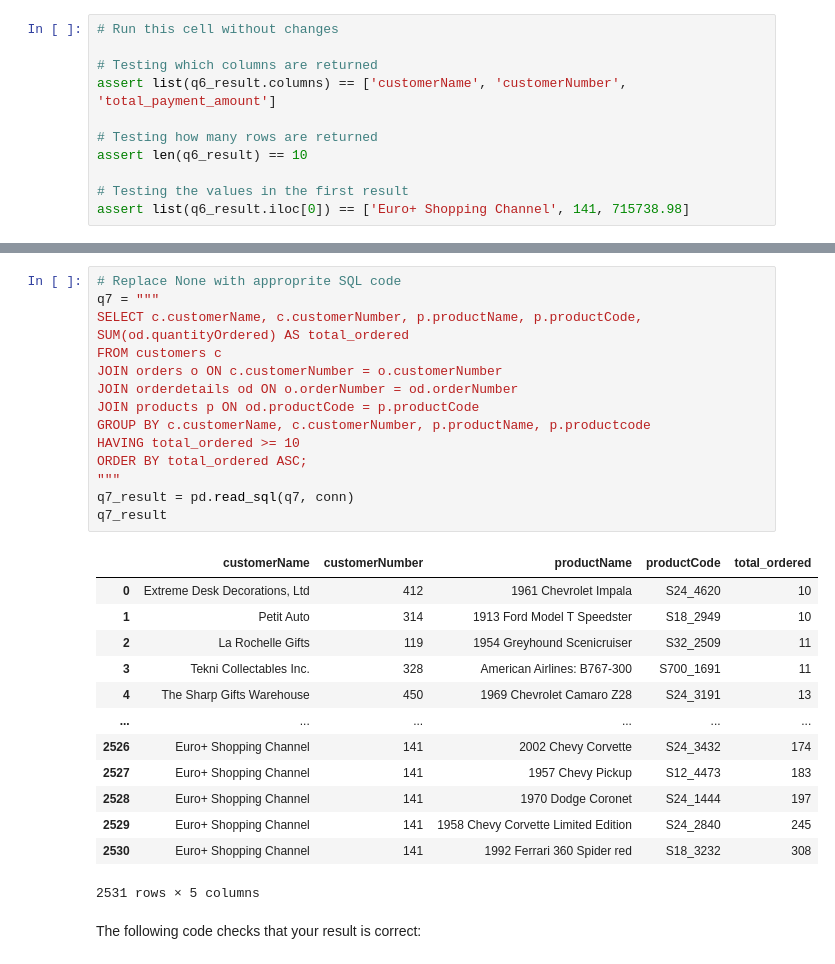
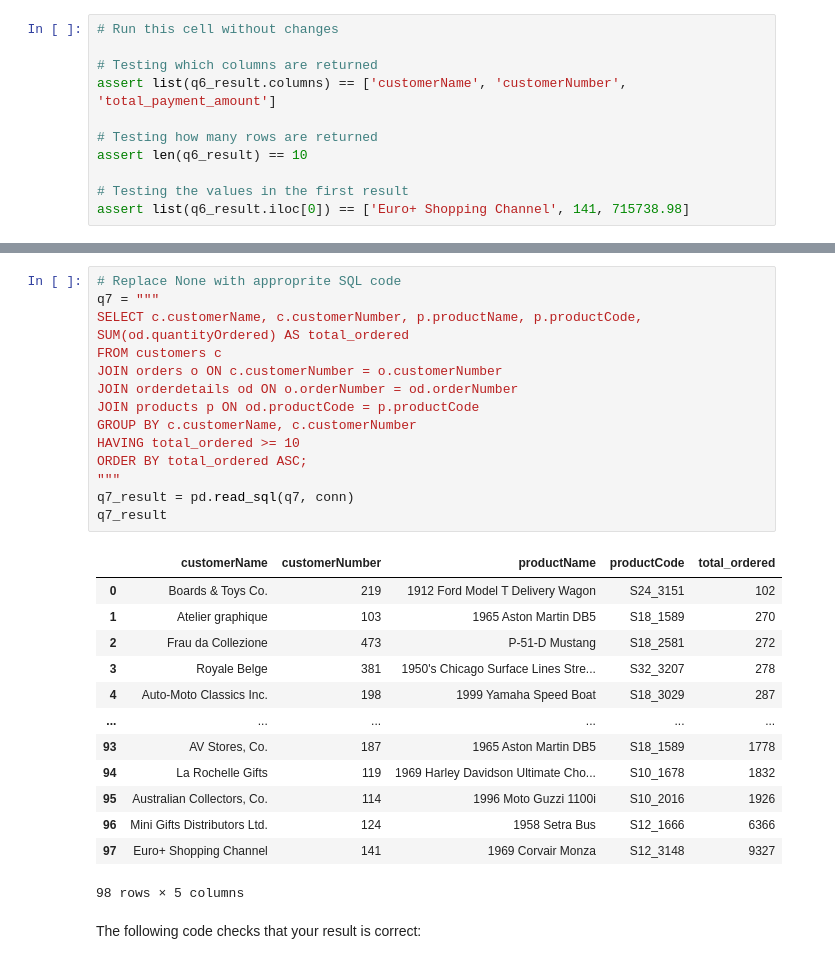
Before and after one commit to Brenda-Mutai/dsc-sql-lab, a Jupyter notebook: index.ipynb, the cells around one changed output, grey strips where cells are left out. Cells and saved outputs as stored; diff of their text form.

```diff
--- a/index.ipynb
+++ b/index.ipynb
@@ -389,31 +390,31 @@ The five columns selected should be `customerName`, `customerNumber`, `productNa
 # %%
 # Replace None with approprite SQL code
 q7 = """
 SELECT c.customerName, c.customerNumber, p.productName, p.productCode, SUM(od.quantityOrdered) AS total_ordered
 FROM customers c
 JOIN orders o ON c.customerNumber = o.customerNumber
 JOIN orderdetails od ON o.orderNumber = od.orderNumber
 JOIN products p ON od.productCode = p.productCode
-GROUP BY c.customerName, c.customerNumber, p.productName, p.productcode
+GROUP BY c.customerName, c.customerNumber
 HAVING total_ordered >= 10
 ORDER BY total_ordered ASC;
 """
 q7_result = pd.read_sql(q7, conn)
 q7_result
 # %% [output]
 |  | customerName | customerNumber | productName | productCode | total_ordered |
-| 0 | Extreme Desk Decorations, Ltd | 412 | 1961 Chevrolet Impala | S24_4620 | 10 |
-| 1 | Petit Auto | 314 | 1913 Ford Model T Speedster | S18_2949 | 10 |
-| 2 | La Rochelle Gifts | 119 | 1954 Greyhound Scenicruiser | S32_2509 | 11 |
-| 3 | Tekni Collectables Inc. | 328 | American Airlines: B767-300 | S700_1691 | 11 |
-| 4 | The Sharp Gifts Warehouse | 450 | 1969 Chevrolet Camaro Z28 | S24_3191 | 13 |
+| 0 | Boards & Toys Co. | 219 | 1912 Ford Model T Delivery Wagon | S24_3151 | 102 |
+| 1 | Atelier graphique | 103 | 1965 Aston Martin DB5 | S18_1589 | 270 |
+| 2 | Frau da Collezione | 473 | P-51-D Mustang | S18_2581 | 272 |
+| 3 | Royale Belge | 381 | 1950's Chicago Surface Lines Stre... | S32_3207 | 278 |
+| 4 | Auto-Moto Classics Inc. | 198 | 1999 Yamaha Speed Boat | S18_3029 | 287 |
 | ... | ... | ... | ... | ... | ... |
-| 2526 | Euro+ Shopping Channel | 141 | 2002 Chevy Corvette | S24_3432 | 174 |
-| 2527 | Euro+ Shopping Channel | 141 | 1957 Chevy Pickup | S12_4473 | 183 |
-| 2528 | Euro+ Shopping Channel | 141 | 1970 Dodge Coronet | S24_1444 | 197 |
-| 2529 | Euro+ Shopping Channel | 141 | 1958 Chevy Corvette Limited Edition | S24_2840 | 245 |
-| 2530 | Euro+ Shopping Channel | 141 | 1992 Ferrari 360 Spider red | S18_3232 | 308 |
+| 93 | AV Stores, Co. | 187 | 1965 Aston Martin DB5 | S18_1589 | 1778 |
+| 94 | La Rochelle Gifts | 119 | 1969 Harley Davidson Ultimate Cho... | S10_1678 | 1832 |
+| 95 | Australian Collectors, Co. | 114 | 1996 Moto Guzzi 1100i | S10_2016 | 1926 |
+| 96 | Mini Gifts Distributors Ltd. | 124 | 1958 Setra Bus | S12_1666 | 6366 |
+| 97 | Euro+ Shopping Channel | 141 | 1969 Corvair Monza | S12_3148 | 9327 |
-2531 rows × 5 columns
+98 rows × 5 columns
 # %% [markdown]
 The following code checks that your result is correct:
 # %%
```
Also changed, not shown: parts of 2 cells of this notebook.
